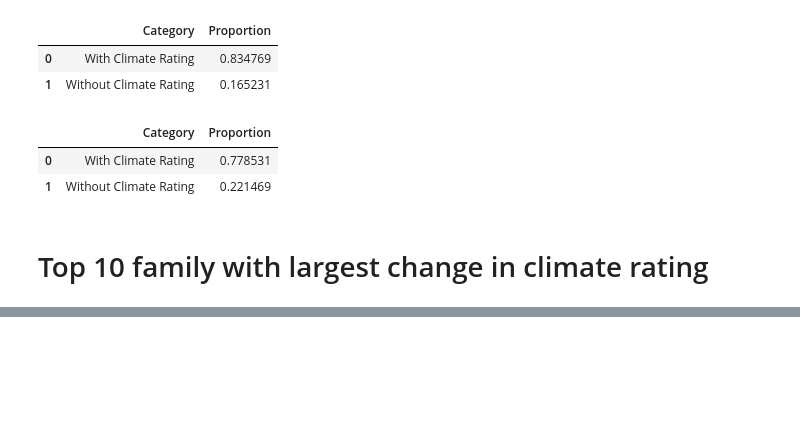
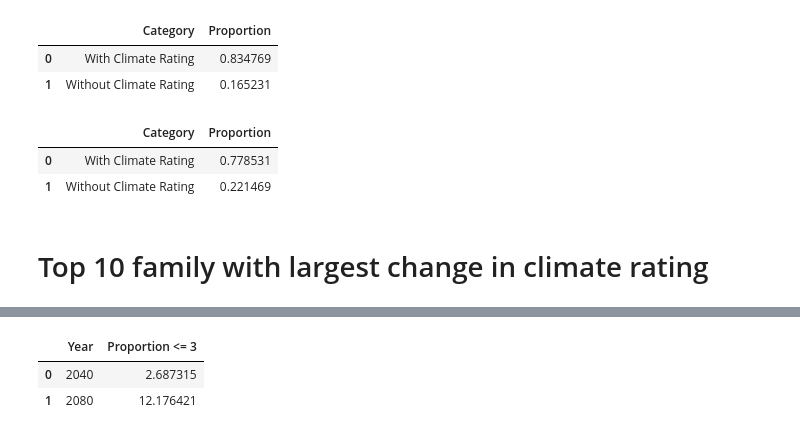
Before and after one commit to Kkubeck/CAT_analysis, a Jupyter notebook: Joined_EDA.ipynb, the cells around one changed output, grey strips where cells are left out. Drawn from its saved outputs; the diff is of its cells as text; code cells hidden in the pictures; blank space fills up the shorter version.

```diff
--- a/Joined_EDA.ipynb
+++ b/Joined_EDA.ipynb
@@ -117,3 +117,18 @@ display(family_trends_sorted.head(10))
 | 172 | Tecophilaeaceae | 3.000000 | NaN | 0.000000 | NaN | ... |
 | 131 | Pentaphylacaceae | 0.857143 | 1.406422 | 1.857143 | 1.994498 | ... |
 | 97 | Lardizabalaceae | 1.558824 | 1.778511 | 1.088235 | 1.864625 | ... |
+# %%
+# Determine portions of observations moving into the 0-3 climate rating zone
+portion_below_threshold_2040 = (climate_ratings_trimmed['climate_rating_emissions_limited_2040'] <= 3).mean()
+portion_below_threshold_2080 = (climate_ratings_trimmed['climate_rating_business_as_usual_2080'] <= 3).mean()
+
+# Prepare a readable result
+climate_threshold_result = pd.DataFrame({
+    "Year": ["2040", "2080"],
+    "Proportion <= 3": [portion_below_threshold_2040*100, portion_below_threshold_2080*100]
+})
+display(climate_threshold_result)
+# %% [output]
+|  | Year | Proportion <= 3 |
+| 0 | 2040 | 2.687315 |
+| 1 | 2080 | 12.176421 |
```
Also changed, not shown: parts of 2 cells of this notebook, 1 other file.
